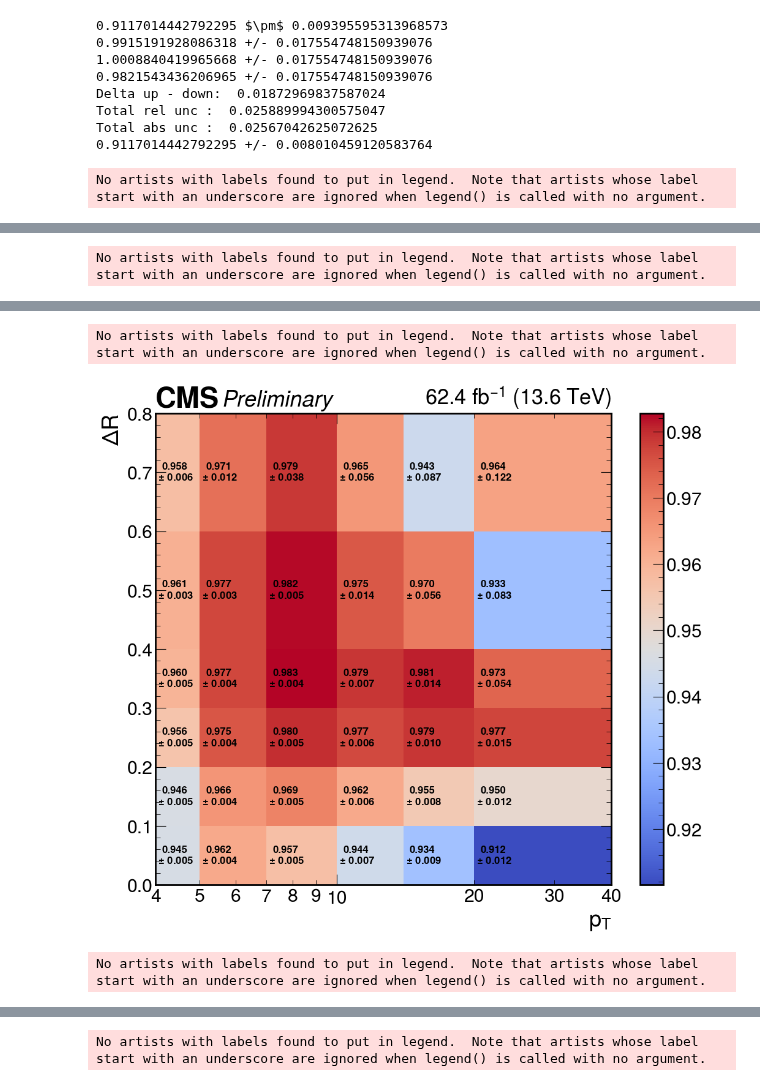
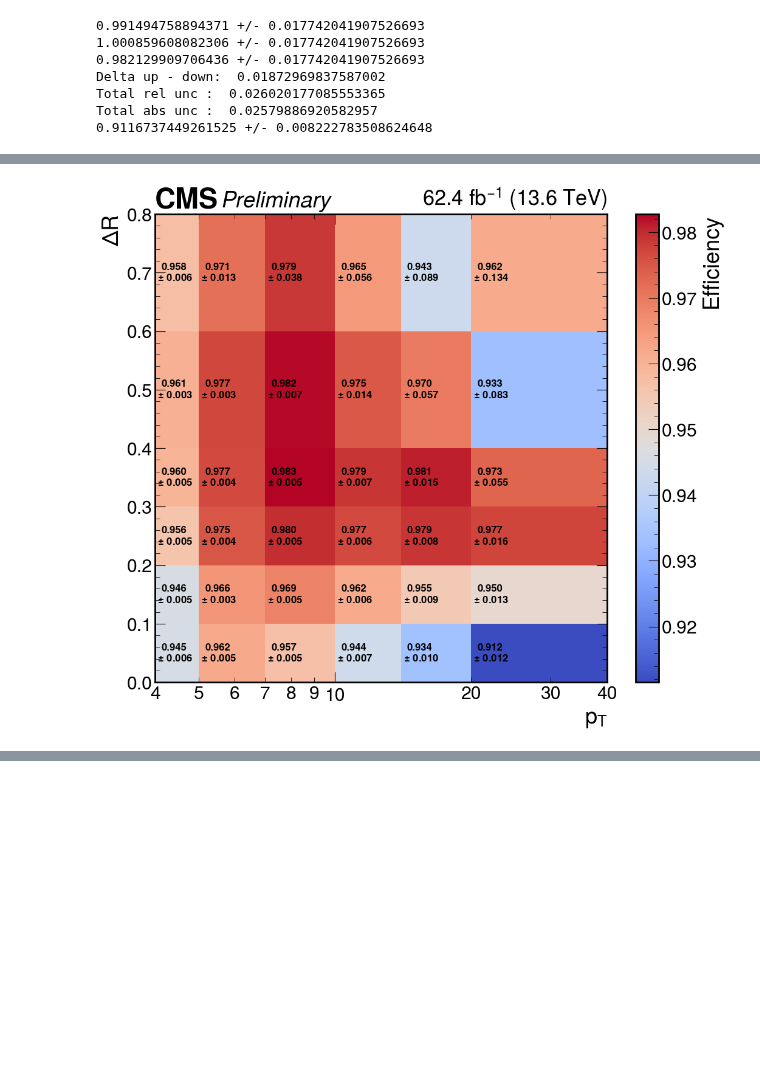
Before and after one commit to ludomori99/Darkphotons_Run3, a Jupyter notebook: offline_analysis/tagnprobe/CMS-tutorial/plot_2d.ipynb, the cells around one changed output, grey strips where cells are left out. Drawn from its saved outputs; the diff is of its cells as text; code cells hidden in the pictures; blank space fills up the shorter version.

```diff
--- a/offline_analysis/tagnprobe/CMS-tutorial/plot_2d.ipynb
+++ b/offline_analysis/tagnprobe/CMS-tutorial/plot_2d.ipynb
@@ -8,27 +8,27 @@ from hist import Hist
 
 import matplotlib.pyplot as plt
 # %%
-DataPtEta = up.open("/data/submit/mori25/dark_photons_ludo/DimuonTrees/tagnprobe/PassingProbeSoftId/Probe_pt_Probe_abs_eta/Data.root")
+DataPtEta = up.open("/data/submit/mori25/dark_photons_ludo/DimuonTrees/tagnprobe/PassingProbeSoftId/Probe_pt_Probe_abs_eta/Data_fixS.root")
 HallDataPtEta=DataPtEta['histograms']['all_nominal']
 HpassDataPtEta=DataPtEta['histograms']['pass_nominal']
-EffDataPtEta = up.open("/data/submit/mori25/dark_photons_ludo/DimuonTrees/tagnprobe/PassingProbeSoftId/Probe_pt_Probe_abs_eta/Data.root")["PassingProbeSoftId_Probe_abs_eta_Probe_pt_Nominal_Efficiency"]
+EffDataPtEta = up.open("/data/submit/mori25/dark_photons_ludo/DimuonTrees/tagnprobe/PassingProbeSoftId/Probe_pt_Probe_abs_eta/Data_fixS.root")["PassingProbeSoftId_Probe_abs_eta_Probe_pt_Nominal_Efficiency"]
 
-MCPtEta = up.open("/data/submit/mori25/dark_photons_ludo/DimuonTrees/tagnprobe/PassingProbeSoftId/Probe_pt_Probe_abs_eta/MC.root")
+MCPtEta = up.open("/data/submit/mori25/dark_photons_ludo/DimuonTrees/tagnprobe/PassingProbeSoftId/Probe_pt_Probe_abs_eta/MC_fixS.root")
 HallMCPtEta=MCPtEta['histograms']['all_nominal']
 HpassMCPtEta=MCPtEta['histograms']['pass_nominal']
-EffMCPtEta = up.open("/data/submit/mori25/dark_photons_ludo/DimuonTrees/tagnprobe/PassingProbeSoftId/Probe_pt_Probe_abs_eta/MC.root")["PassingProbeSoftId_Probe_abs_eta_Probe_pt_Nominal_Efficiency"]
+EffMCPtEta = up.open("/data/submit/mori25/dark_photons_ludo/DimuonTrees/tagnprobe/PassingProbeSoftId/Probe_pt_Probe_abs_eta/MC_fixS.root")["PassingProbeSoftId_Probe_abs_eta_Probe_pt_Nominal_Efficiency"]
 
 
-DataPtMm_dR = up.open("/data/submit/mori25/dark_photons_ludo/DimuonTrees/tagnprobe/PassingProbeSoftId/Probe_pt_Mm_dR/Data.root")
+DataPtMm_dR = up.open("/data/submit/mori25/dark_photons_ludo/DimuonTrees/tagnprobe/PassingProbeSoftId/Probe_pt_Mm_dR/Data_fixS.root")
 HallDataPtMm_dR=DataPtMm_dR['histograms']['all_nominal']
 HpassDataPtMm_dR=DataPtMm_dR['histograms']['pass_nominal']
-EffDataPtMm_dR = up.open("/data/submit/mori25/dark_photons_ludo/DimuonTrees/tagnprobe/PassingProbeSoftId/Probe_pt_Mm_dR/Data.root")["PassingProbeSoftId_Mm_dR_Probe_pt_Nominal_Efficiency"]
+EffDataPtMm_dR = up.open("/data/submit/mori25/dark_photons_ludo/DimuonTrees/tagnprobe/PassingProbeSoftId/Probe_pt_Mm_dR/Data_fixS.root")["PassingProbeSoftId_Mm_dR_Probe_pt_Nominal_Efficiency"]
 
 
-MCPtMm_dR = up.open("/data/submit/mori25/dark_photons_ludo/DimuonTrees/tagnprobe/PassingProbeSoftId/Probe_pt_Mm_dR/MC.root")
+MCPtMm_dR = up.open("/data/submit/mori25/dark_photons_ludo/DimuonTrees/tagnprobe/PassingProbeSoftId/Probe_pt_Mm_dR/MC_fixS.root")
 HallMCPtMm_dR=MCPtMm_dR['histograms']['all_nominal']
 HpassMCPtMm_dR=MCPtMm_dR['histograms']['pass_nominal']
-EffMCPtMm_dR = up.open("/data/submit/mori25/dark_photons_ludo/DimuonTrees/tagnprobe/PassingProbeSoftId/Probe_pt_Mm_dR/MC.root")["PassingProbeSoftId_Mm_dR_Probe_pt_Nominal_Efficiency"]
+EffMCPtMm_dR = up.open("/data/submit/mori25/dark_photons_ludo/DimuonTrees/tagnprobe/PassingProbeSoftId/Probe_pt_Mm_dR/MC_fixS.root")["PassingProbeSoftId_Mm_dR_Probe_pt_Nominal_Efficiency"]
 # %%
 import matplotlib.ticker as ticker
 class eff2d:
@@ -49,7 +49,7 @@ class eff2d:
             print("Choose data or MC")
         # N = hist.Hist("Efficiency").Double()
         # N.fill(eta,pt,eff)
-        self.plot(eff,pt,eta,err=err,ylabel=self.qY)
+        self.plot(eff,pt,eta,zlabel="Efficiency",err=err,ylabel=self.qY)
 
 
     def get_SF(self,plot=True,errMethod="Gauss"):
@@ -59,7 +59,7 @@ class eff2d:
         if errMethod == "Gauss": err = SF*np.sqrt((errData/effData)**2 + (errMC/effMC)**2)
         elif errMethod == "diff": err = np.abs(effMC-effData)
         else: err = 0*SF
-        if plot: self.plot(SF,ptData,etaData,err=err,ylabel=self.qY)
+        if plot: self.plot(SF,ptData,etaData,err=err,ylabel=self.qY,zlabel="Data/MC")
         return SF,err,ptData,etaData
 
     def plot_frequency(self,file,vars):
@@ -110,11 +110,12 @@ class eff2d:
         return eff, err, pt, qY
 
     @staticmethod
-    def plot(w,x,y,ylabel=None,err=None,int_w=False):
+    def plot(w,x,y,ylabel=None,zlabel=None,err=None,int_w=False):
         hep.style.use("CMS")
         fig, ax = plt.subplots(figsize=(12,10))
         hep.cms.label("Preliminary",data=True,lumi=62.4,com=13.6)
         mesh = ax.pcolormesh(x, y, w.T, cmap="coolwarm")#autumn
+
         #add to each bin the value with the error
 
         for i in range(len(x)-1):
@@ -136,8 +137,9 @@ class eff2d:
         plt.gca().xaxis.set_major_formatter(ticker.ScalarFormatter())
         plt.gca().xaxis.set_minor_formatter(ticker.ScalarFormatter())
         # ax.ticklabel_format(style='plain')
-        fig.colorbar(mesh)
-        ax.legend()
+        cbar = fig.colorbar(mesh)
+        if zlabel is not None:cbar.set_label(zlabel)
+        # ax.legend()
         plt.show()
 # %%
 I,Ierr = eff2d(HallDataPtEta,HpassDataPtEta,HallMCPtEta,HpassMCPtEta,"Probe_abs_eta").integrate_sf(errMethod="diff")
@@ -167,42 +164,37 @@ No artists with labels found to put in legend.  Note that artists whose label st
 # %%
-I,Ierr = eff2d(HallDataPtMm_dR,HpassDataPtMm_dR,HallMCPtMm_dR,HpassMCPtMm_dR,"Mm_dR").integrate_sf(errMethod="diff")
-print(I,"$\pm$",Ierr)
+# I,Ierr = eff2d(HallDataPtMm_dR,HpassDataPtMm_dR,HallMCPtMm_dR,HpassMCPtMm_dR,"Mm_dR").integrate_sf(errMethod="diff")
+# print(I,"$\pm$",Ierr)
 
 I,Ierr = eff2d(HallDataPtMm_dR,HpassDataPtMm_dR,HallMCPtMm_dR,HpassMCPtMm_dR,"Mm_dR").integrate_sf(errMethod="Gauss",require_probe=True, extend_dR=1.5,overflow_sf=1,overflow_sf_err=0.056)
 print(I,"+/-",Ierr)
 
 Iup,Ierr = eff2d(HallDataPtMm_dR,HpassDataPtMm_dR,HallMCPtMm_dR,HpassMCPtMm_dR,"Mm_dR").integrate_sf(errMethod="Gauss",require_probe=True, extend_dR=1.5,overflow_sf=1.05,overflow_sf_err=0.056)
 print(Iup,"+/-",Ierr)
 
 Idown,Ierr = eff2d(HallDataPtMm_dR,HpassDataPtMm_dR,HallMCPtMm_dR,HpassMCPtMm_dR,"Mm_dR").integrate_sf(errMethod="Gauss",require_probe=True, extend_dR=1.5,overflow_sf=0.95,overflow_sf_err=0.056)
 print(Idown,"+/-",Ierr)
 
 print("Delta up - down: ", Iup-Idown)
 print("Total rel unc : ", np.sqrt((Ierr/I)**2 + ((Iup-Idown)/I)**2))
 print("Total abs unc : ", np.sqrt((Ierr/I)**2 + ((Iup-Idown)/I)**2)*I)
 
 I,Ierr = eff2d(HallDataPtMm_dR,HpassDataPtMm_dR,HallMCPtMm_dR,HpassMCPtMm_dR,"Mm_dR").integrate_sf(errMethod="Gauss",require_probe=True, extend_dR=None)
 print(I,"+/-",Ierr)
 
 
 eff2d(HallDataPtMm_dR,HpassDataPtMm_dR,HallMCPtMm_dR,HpassMCPtMm_dR,"Mm_dR").plot_frequency("/data/submit/mori25/dark_photons_ludo/DimuonTrees/MC_InclusiveMinBias/Jpsi/TP_samples_Jpsi.root",["Probe_pt","Mm_dR"])
 eff2d(HallDataPtMm_dR,HpassDataPtMm_dR,HallMCPtMm_dR,HpassMCPtMm_dR,"Mm_dR").plot_frequency("/data/submit/mori25/dark_photons_ludo/DimuonTrees/MC_lmDY/DP/TP_samples_DP.root",["Probe_pt","Mm_dR"])
 eff2d(HallDataPtMm_dR,HpassDataPtMm_dR,HallMCPtMm_dR,HpassMCPtMm_dR,"Mm_dR").plot_eff("data")
 eff2d(HallDataPtMm_dR,HpassDataPtMm_dR,HallMCPtMm_dR,HpassMCPtMm_dR,"Mm_dR").plot_eff("MC")
 _= sf = eff2d(HallDataPtMm_dR,HpassDataPtMm_dR,HallMCPtMm_dR,HpassMCPtMm_dR,"Mm_dR").get_SF()
 # %% [output]
-0.9117014442792295 $\pm$ 0.009395595313968573
-0.9915191928086318 +/- 0.017554748150939076
-1.0008840419965668 +/- 0.017554748150939076
-0.9821543436206965 +/- 0.017554748150939076
-Delta up - down:  0.01872969837587024
-Total rel unc :  0.025889994300575047
-Total abs unc :  0.02567042625072625
-0.9117014442792295 +/- 0.008010459120583764
+0.991494758894371 +/- 0.017742041907526693
+1.000859608082306 +/- 0.017742041907526693
+0.982129909706436 +/- 0.017742041907526693
+Delta up - down:  0.01872969837587002
+Total rel unc :  0.026020177085553365
+Total abs unc :  0.02579886920582957
+0.9116737449261525 +/- 0.008222783508624648
-No artists with labels found to put in legend.  Note that artists whose label start with an underscore are ignored when legend() is called with no argument.
 [figure]
-No artists with labels found to put in legend.  Note that artists whose label start with an underscore are ignored when legend() is called with no argument.
 [figure]
-No artists with labels found to put in legend.  Note that artists whose label start with an underscore are ignored when legend() is called with no argument.
-[figure, old version]
+[figure, new version]
-No artists with labels found to put in legend.  Note that artists whose label start with an underscore are ignored when legend() is called with no argument.
@@ -210 +201,0 @@ No artists with labels found to put in legend.  Note that artists whose label st
-No artists with labels found to put in legend.  Note that artists whose label start with an underscore are ignored when legend() is called with no argument.
```
Also changed, not shown: parts of 2 cells of this notebook, 27 other files.
